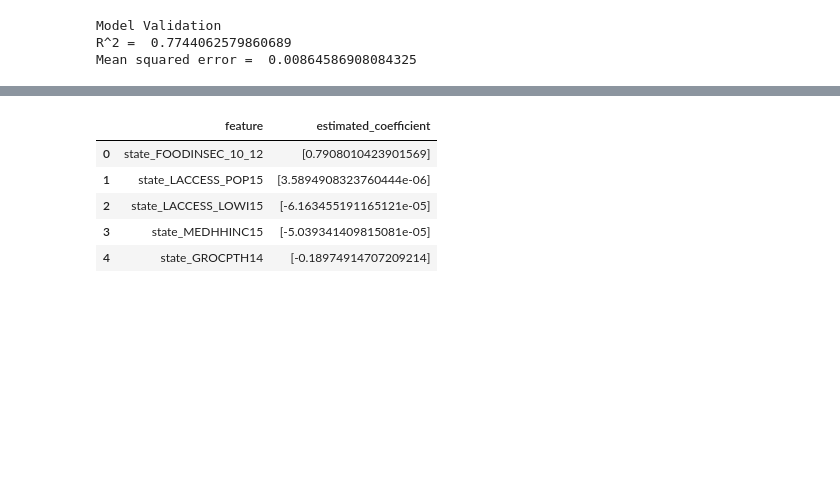
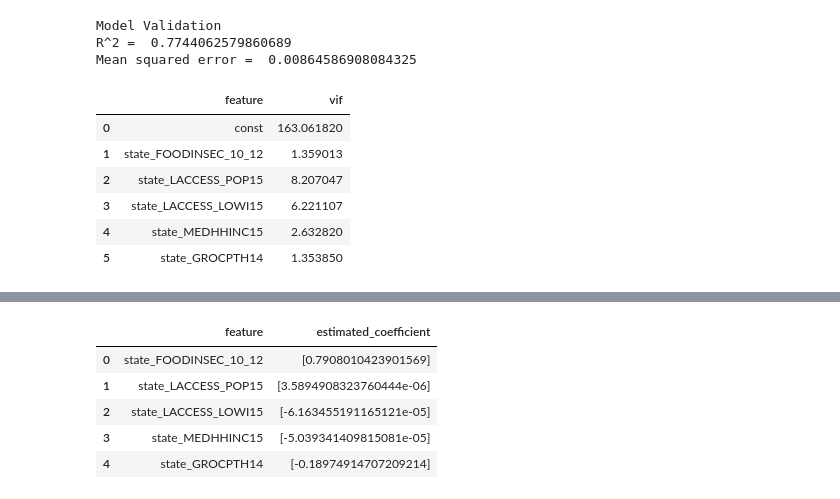
Before and after one commit to chriscross00/projects, a Jupyter notebook: food_security/notebooks/regression.ipynb, the cells around one changed output, grey strips where cells are left out. Saved outputs shown, nothing was run; the diff lists cells and outputs as text; code cells hidden in the pictures; blank space fills up the shorter version.

```diff
--- a/food_security/notebooks/regression.ipynb
+++ b/food_security/notebooks/regression.ipynb
@@ -86,3 +96,12 @@ def create_lm(df, feat_col, target):
+# %%
+def vif_multicollinearity(sm_model):
+
+    output_df = pd.DataFrame()
+
+    output_df['feature'] = sm_model.columns
+    output_df['vif'] = [variance_inflation_factor(sm_model.values, col) for col in range(sm_model.shape[1])]
+
+    return output_df
 # %%
 regression_short = pd.read_csv('../data/processed/regression_short.csv')
 regression_long = pd.read_csv('../data/processed/regression_long.csv')
@@ -95,3 +114,13 @@ lm, rs, mse = create_lm(regression_short, feat, target)
 Model Validation
 R^2 =  0.7744062579860689
 Mean squared error =  0.00864586908084325
+# %%
+vif_multicollinearity(X2)
+# %% [output]
+|  | feature | vif |
+| 0 | const | 163.061820 |
+| 1 | state_FOODINSEC_10_12 | 1.359013 |
+| 2 | state_LACCESS_POP15 | 8.207047 |
+| 3 | state_LACCESS_LOWI15 | 6.221107 |
+| 4 | state_MEDHHINC15 | 2.632820 |
+| 5 | state_GROCPTH14 | 1.353850 |
```
Also changed, not shown: parts of 5 cells of this notebook, 1 other file.
